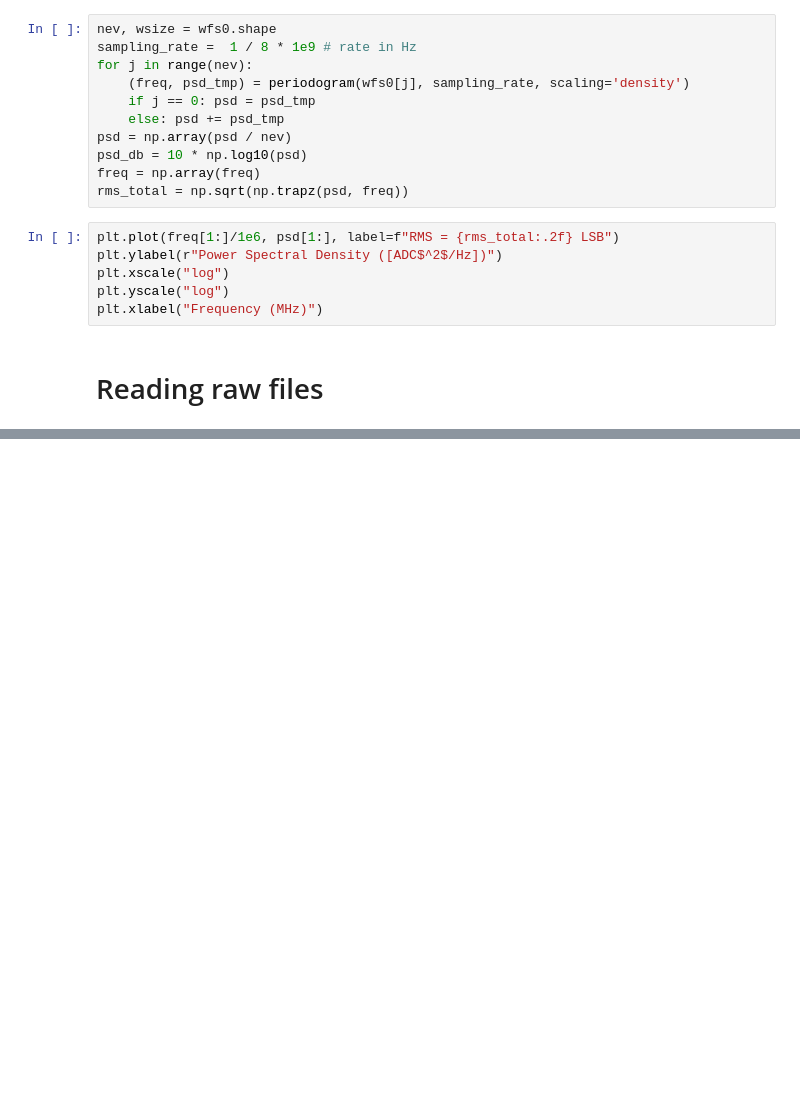
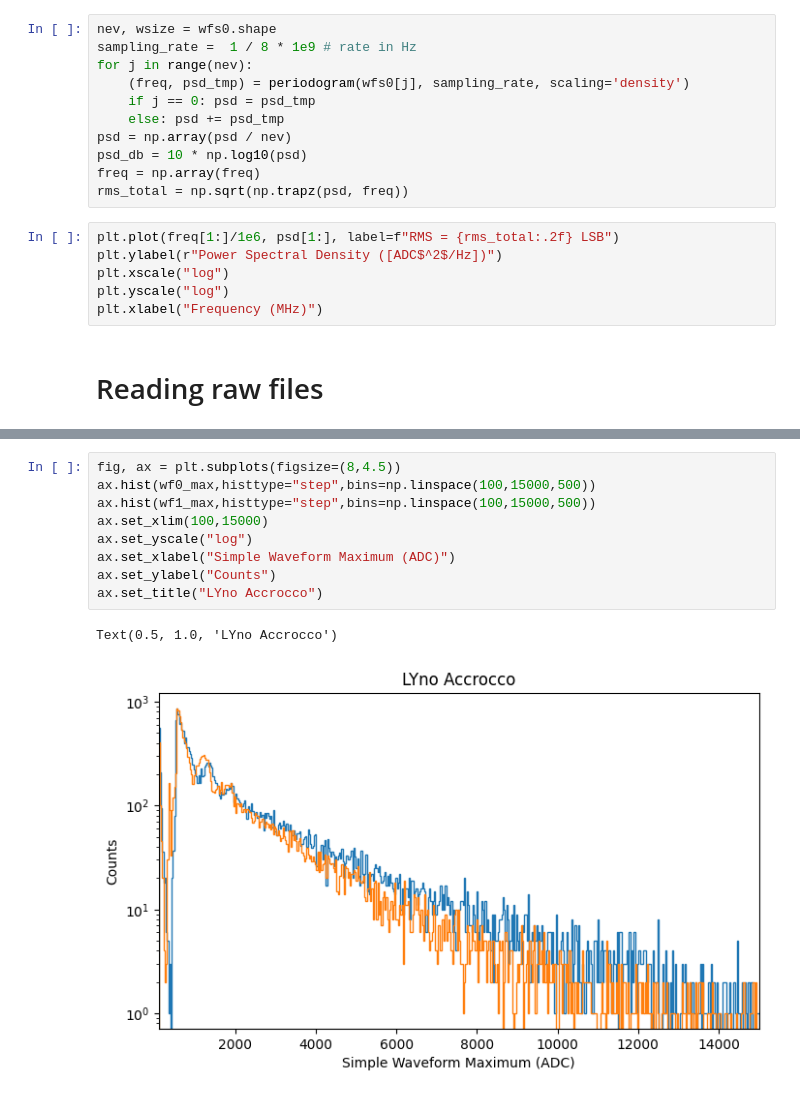
Before and after one commit to valerioda/pycaendaq, a Jupyter notebook: notebooks/demo_scope_l1000.ipynb, the cells around one changed output, grey strips where cells are left out. Cells and saved outputs as stored; diff of their text form; blank space fills up the shorter version.

```diff
--- a/notebooks/demo_scope_l1000.ipynb
+++ b/notebooks/demo_scope_l1000.ipynb
@@ -241,0 +250,12 @@ ax.set_xlabel("ADC channels (LSB)")
+# %%
+fig, ax = plt.subplots(figsize=(8,4.5))
+ax.hist(wf0_max,histtype="step",bins=np.linspace(100,15000,500))
+ax.hist(wf1_max,histtype="step",bins=np.linspace(100,15000,500))
+ax.set_xlim(100,15000)
+ax.set_yscale("log")
+ax.set_xlabel("Simple Waveform Maximum (ADC)")
+ax.set_ylabel("Counts")
+ax.set_title("LYno Accrocco")
+# %% [output]
+Text(0.5, 1.0, 'LYno Accrocco')
+[figure, added]
```
Also changed, not shown: parts of 11 cells of this notebook, 7 other files.
